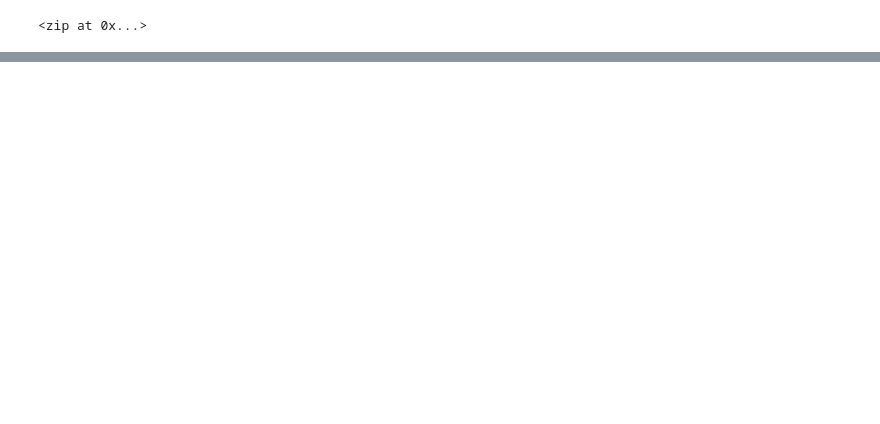
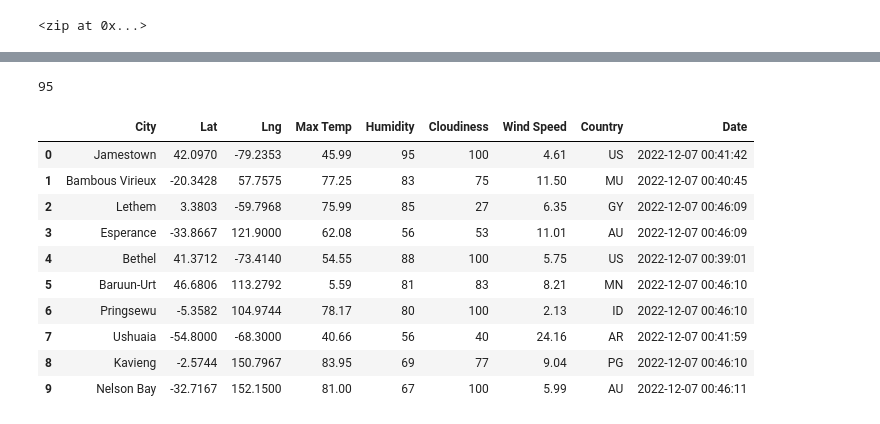
Before and after one commit to mrneuenschwander/world-weather-analysis, a Jupyter notebook: WeatherPy.ipynb, the cells around one changed output, grey strips where cells are left out. Cells and saved outputs as stored; diff of their text form; code cells hidden in the pictures; blank space fills up the shorter version.

```diff
--- a/WeatherPy.ipynb
+++ b/WeatherPy.ipynb
@@ -140,0 +159,19 @@ print("-----------------------------")
+# %%
+len(city_data)
+# %% [output]
+95
+# %%
+city_data_df = pd.DataFrame(city_data)
+city_data_df.head(10)
+# %% [output]
+|  | City | Lat | Lng | Max Temp | Humidity | Cloudiness | Wind Speed | Country | Date |
+| 0 | Jamestown | 42.0970 | -79.2353 | 45.99 | 95 | 100 | 4.61 | US | 2022-12-07 00:41:42 |
+| 1 | Bambous Virieux | -20.3428 | 57.7575 | 77.25 | 83 | 75 | 11.50 | MU | 2022-12-07 00:40:45 |
+| 2 | Lethem | 3.3803 | -59.7968 | 75.99 | 85 | 27 | 6.35 | GY | 2022-12-07 00:46:09 |
+| 3 | Esperance | -33.8667 | 121.9000 | 62.08 | 56 | 53 | 11.01 | AU | 2022-12-07 00:46:09 |
+| 4 | Bethel | 41.3712 | -73.4140 | 54.55 | 88 | 100 | 5.75 | US | 2022-12-07 00:39:01 |
+| 5 | Baruun-Urt | 46.6806 | 113.2792 | 5.59 | 81 | 83 | 8.21 | MN | 2022-12-07 00:46:10 |
+| 6 | Pringsewu | -5.3582 | 104.9744 | 78.17 | 80 | 100 | 2.13 | ID | 2022-12-07 00:46:10 |
+| 7 | Ushuaia | -54.8000 | -68.3000 | 40.66 | 56 | 40 | 24.16 | AR | 2022-12-07 00:41:59 |
+| 8 | Kavieng | -2.5744 | 150.7967 | 83.95 | 69 | 77 | 9.04 | PG | 2022-12-07 00:46:10 |
+| 9 | Nelson Bay | -32.7167 | 152.1500 | 81.00 | 67 | 100 | 5.99 | AU | 2022-12-07 00:46:11 |
```
Also changed, not shown: parts of 13 cells of this notebook, 5 other files.
